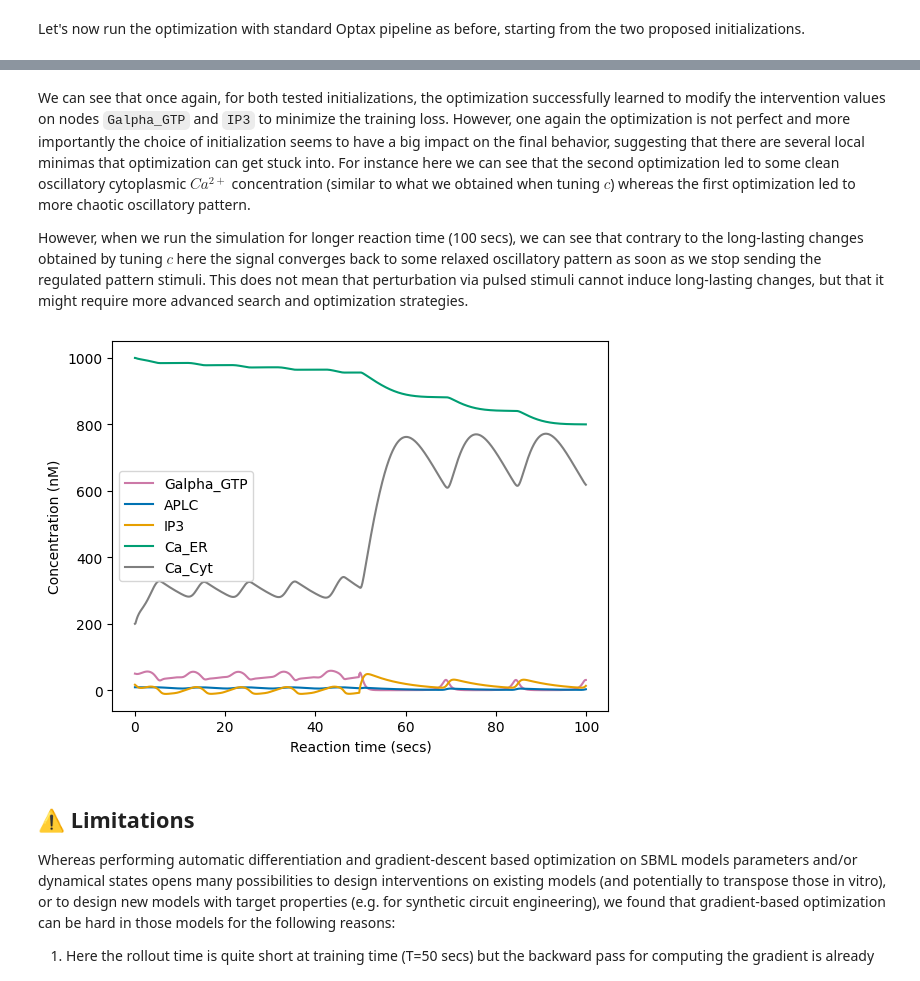
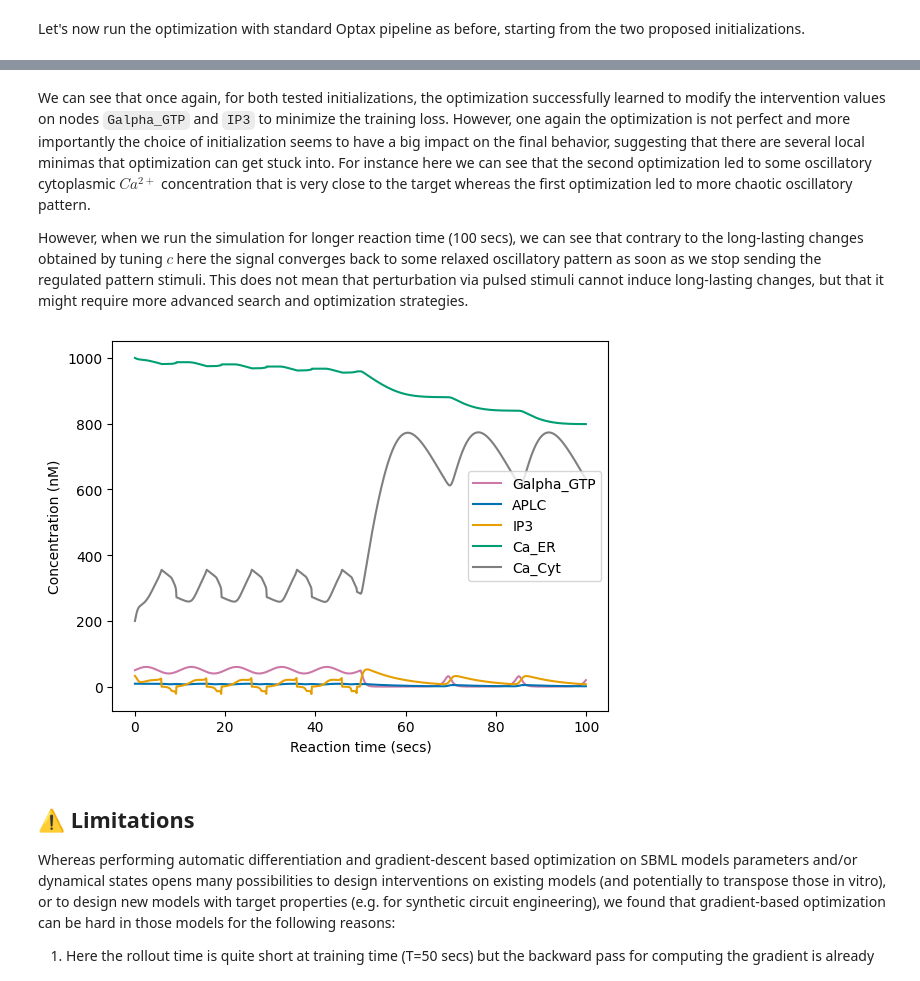
Before and after one commit to flowersteam/sbmltoodejax, a Jupyter notebook: docs/source/tutorials/gradient_descent.ipynb, the cells around one changed output, grey strips where cells are left out. Saved outputs shown, nothing was run; the diff lists cells and outputs as text; code cells hidden in the pictures.

```diff
--- a/docs/source/tutorials/gradient_descent.ipynb
+++ b/docs/source/tutorials/gradient_descent.ipynb
@@ -213,9 +210,11 @@ model = ModelRolloutWithIntervention(deltaT, model.modelstepfunc)
 # %% [markdown]
 We can then define the loss function and optimizer update step as before, but this time the loss function is defined with respect to intervention parameters `intervention_ys` .
 # %%
+intervention_ts = deepcopy(ts)
+
 @eqx.filter_jit
 def loss_fn(intervention_ys, model):
-    ys, ws, ts = model(n_steps, y0, w0, c, intervention_ts, intervention_ys)
+    ys, ws, ts = model(n_secs, intervention_ts, intervention_ys)
     loss = jnp.sqrt(jnp.square(ys[y_indexes["Ca_Cyt"]] - target_Ca_Cyt).sum())
     return loss
 
@@ -234,21 +233,20 @@ We try two different initializations:
 * `intervention_ys_init_1` which is the default values of nodes `Galpha_GTP` and `IP3` (as obtained when simulating with default parameters $c$ and initial conditions $y_0, w_0$)
 * `intervention_ys_init_2` which makes `Galpha_GTP` and `IP3` initially follow a predefined sine wave pattern (but the optimizer can then modify the parameters in a free manner)
 # %%
-intervention_ts = deepcopy(ts)
-
+t0 = 0.
 intervention_ys_init_1 = {y_indexes["Galpha_GTP"]: deepcopy(default_ys[y_indexes["Galpha_GTP"]]),
                           y_indexes["IP3"]:  deepcopy(default_ys[y_indexes["IP3"]])}
-ys_1, _, _ = model(n_steps, y0, w0, c, intervention_ts, intervention_ys_init_1)
+ys_1, _, _ = model(n_secs, intervention_ts, intervention_ys_init_1)
 
 intervention_ys_init_2 = {y_indexes["Galpha_GTP"]: sine_wave(intervention_ts, A=10, w=.1, phi=0., b=50),
                           y_indexes["IP3"]: sine_wave(intervention_ts, A=10, w=.1, phi=0., b=5)}
-ys_2, _, _ = model(n_steps, y0, w0, c, intervention_ts, intervention_ys_init_2)
+ys_2, _, _ = model(n_secs, intervention_ts, intervention_ys_init_2)
 # %% [markdown]
 Let's now run the optimization with standard Optax pipeline as before, starting from the two proposed initializations.
 # %%
 # Optim from init 1
 n_optim_steps = 3000
-optim = optax.adam(1e-2)
+optim = optax.adam(1e-3)
 
 intervention_ys = deepcopy(intervention_ys_init_1)
 opt_state = optim.init(intervention_ys)
@@ -258,11 +256,11 @@ for optim_step_idx in range(n_optim_steps):
     loss, intervention_ys, opt_state = make_step(intervention_ys, model, opt_state)
     train_loss_1.append(loss)
 
-optimized_ys_1, _, _ = model(n_steps, y0, w0, c, intervention_ts, intervention_ys)
+optimized_ys_1, _, _ = model(n_secs, intervention_ts, intervention_ys)
 # %%
 # Optim from init 2
 n_optim_steps = 3000
-optim = optax.adam(1e-2)
+optim = optax.adam(1e-3)
 
 intervention_ys = deepcopy(intervention_ys_init_2)
 opt_state = optim.init(intervention_ys)
@@ -272,7 +270,7 @@ for optim_step_idx in range(n_optim_steps):
     loss, intervention_ys, opt_state = make_step(intervention_ys, model, opt_state)
     train_loss_2.append(loss)
 
-optimized_ys_2, _, _ = model(n_steps, y0, w0, c, intervention_ts, intervention_ys)
+optimized_ys_2, _, _ = model(n_secs, intervention_ts, intervention_ys)
 # %%
 fig, ax = plt.subplots(2, 3, figsize=(20,13))
 
@@ -305,22 +303,22 @@ plt.show()
 # %% [markdown]
 We can see that once again, for both tested initializations, the optimization successfully learned to modify the intervention values on nodes `Galpha_GTP` and `IP3` to minimize the training loss.
-However, one again the optimization is not perfect and more importantly the choice of initialization seems to have a big impact on the final behavior, suggesting that there are several local minimas that optimization can get stuck into. For instance here we can see that the second optimization led to some clean oscillatory cytoplasmic $Ca^{2+}$ concentration (similar to what we obtained when tuning $c$) whereas the first optimization led to more chaotic oscillatory pattern.
+However, one again the optimization is not perfect and more importantly the choice of initialization seems to have a big impact on the final behavior, suggesting that there are several local minimas that optimization can get stuck into. For instance here we can see that the second optimization led to some oscillatory cytoplasmic $Ca^{2+}$ concentration that is very close to the target whereas the first optimization led to more chaotic oscillatory pattern.
 
 However, when we run the simulation for longer reaction time (100 secs), we can see that contrary to the long-lasting changes obtained by tuning $c$ here the signal converges back to some relaxed oscillatory pattern as soon as we stop sending the regulated pattern stimuli. This does not mean that perturbation via pulsed stimuli cannot induce long-lasting changes, but that it might require more advanced search and optimization strategies.
 # %%
 # longer rollout
 fig = plt.figure()
 
-long_optimized_ys_2, _, _ = model(n_steps*2, y0, w0, c, intervention_ts, intervention_ys)
+long_optimized_ys_2, _, _ = model(n_secs*2, intervention_ts, intervention_ys)
 for y_label, y_idx in y_indexes.items():
     plt.plot(long_ts, long_optimized_ys_2[y_idx], label=y_label, color=default_colors[y_idx])
 
 plt.xlabel("Reaction time (secs)")
 plt.ylabel("Concentration (nM)")
 plt.legend()
 plt.show()
 # %% [output]
-[figure, old version]
+[figure, new version]
 # %% [markdown]
 ##  ⚠️ Limitations
 
```
Also changed, not shown: parts of 6 cells of this notebook, 8 other files.
